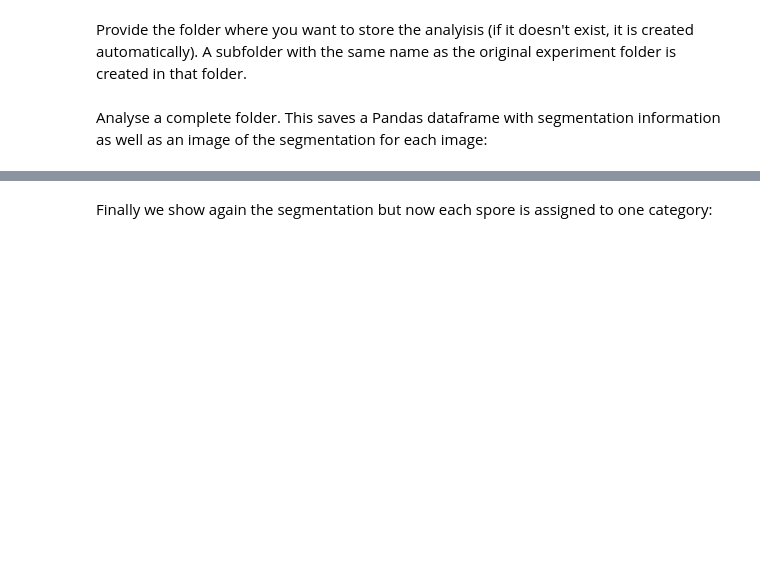
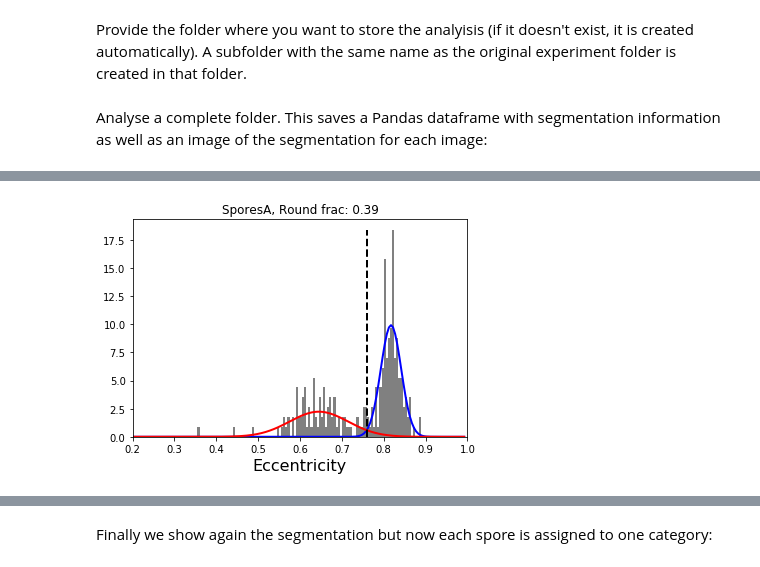
Before and after one commit to guiwitz/sporeseg, a Jupyter notebook: Spore_segmentation_demo.ipynb, the cells around one changed output, grey strips where cells are left out. Cells and saved outputs as stored; diff of their text form; code cells hidden in the pictures; blank space fills up the shorter version.

```diff
--- a/Spore_segmentation_demo.ipynb
+++ b/Spore_segmentation_demo.ipynb
@@ -22,2 +20,4 @@ exp_folder = '/Users/gw18g940/Desktop/Test_data/Gladyshev/RSP10_small'
+# %%
+exp_folder = 'Sporefolder/SporesA/'
 # %% [markdown]
 Provide the folder where you want to store the analyisis (if it doesn't exist, it is created automatically). A subfolder with the same name as the original experiment folder is created in that folder.
@@ -26,3 +24,5 @@ result_folder = '/Users/gw18g940/Desktop/Test_data/Gladyshev/Results2/'
+# %%
+result_folder = 'Results'
 # %% [markdown]
 Analyse a complete folder. This saves a Pandas dataframe with segmentation information as well as an image of the segmentation for each image:
 # %%
@@ -34,4 +37,7 @@ Here we save the histogram plot, a table with the corresponding data and a tiny
 # %%
 spores.show_legend = False
 spores.show_title = True
+spores.threshold = None
 spores.split_categories(spores.path_to_analysis(exp_folder, result_folder))
+# %% [output]
+[figure, added]
```
Also changed, not shown: parts of 17 cells of this notebook.
